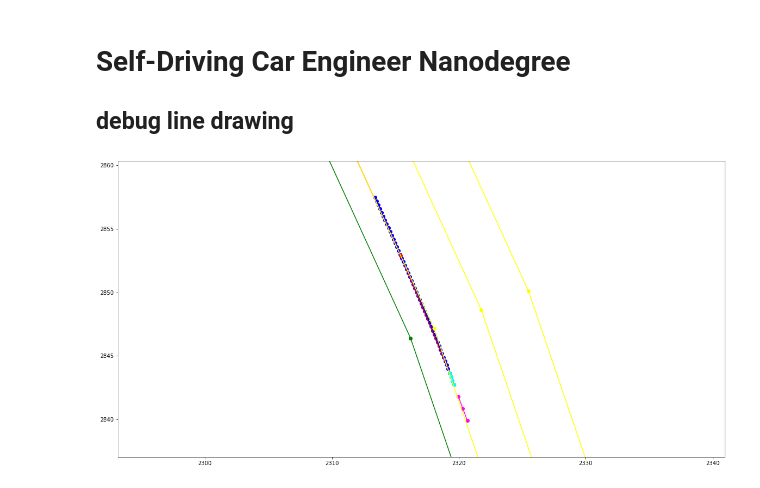
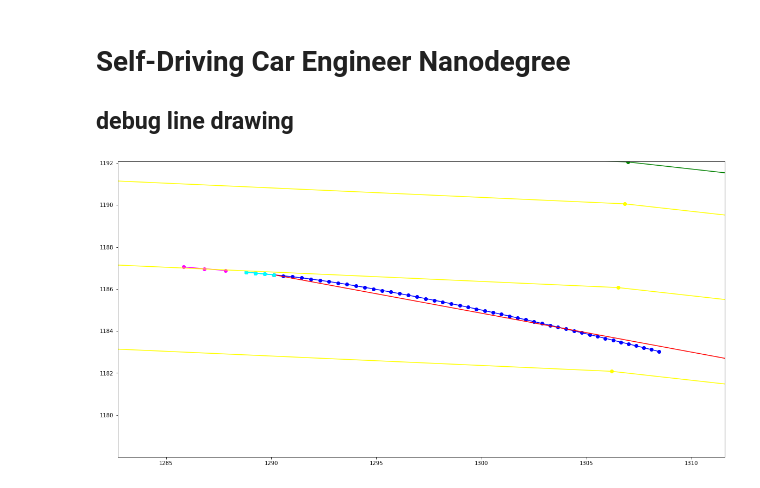
Before and after one commit to Fable3/CarND-Path-Planning-Project, a Jupyter notebook: DrawLines.ipynb, the cells around one changed output. Cells and saved outputs as stored; diff of their text form; code cells hidden in the pictures.

```diff
--- a/DrawLines.ipynb
+++ b/DrawLines.ipynb
@@ -28,29 +28,30 @@ lane2=[[784.3609,1125.5739],[815.1602,1124.9306],[844.6196,1124.9110],[875.0252,
 
-pre_control=[[2320.6643,2839.9346],[2320.3162,2840.8721],[2319.9681,2841.8095]]
-prev_trajectory=[[2319.6200,2842.7470],[2319.5060,2843.0540],[2319.3910,2843.3610],[2319.2750,2843.6670]]
-control_points=[[2319.2750,2843.6670],[2315.4254,2852.8857],[2308.6095,2867.7609],[2300.9533,2882.1933],[2292.5356,2896.2245]]
-result=[[2319.6200,2842.7470],[2319.5060,2843.0540],[2319.3910,2843.3610],[2319.2750,2843.6670],[2319.1580,2843.9726],[2319.0402,2844.2778],[2318.9216,2844.5826],[2318.8021,2844.8871],[2318.6819,2845.1912],[2318.5609,2845.4950],[2318.4392,2845.7985],[2318.3169,2846.1016],[2318.1938,2846.4044],[2318.0701,2846.7069],[2317.9458,2847.0091],[2317.8209,2847.3110],[2317.6955,2847.6126],[2317.5695,2847.9139],[2317.4430,2848.2150],[2317.3161,2848.5159],[2317.1887,2848.8165],[2317.0608,2849.1169],[2316.9326,2849.4170],[2316.8040,2849.7170],[2316.6751,2850.0167],[2316.5458,2850.3163],[2316.4163,2850.6157],[2316.2865,2850.9150],[2316.1564,2851.2140],[2316.0262,2851.5130],[2315.8957,2851.8118],[2315.7651,2852.1105],[2315.6344,2852.4091],[2315.5035,2852.7076],[2315.3726,2853.0060],[2315.2416,2853.3043],[2315.1105,2853.6026],[2314.9794,2853.9007],[2314.8481,2854.1988],[2314.7168,2854.4968],[2314.5853,2854.7947],[2314.4538,2855.0925],[2314.3221,2855.3901],[2314.1903,2855.6877],[2314.0584,2855.9852],[2313.9264,2856.2826],[2313.7942,2856.5799],[2313.6619,2856.8770],[2313.5294,2857.1741],[2313.3967,2857.4710]]
+pre_control=[[1285.8210,1187.0510],[1286.8174,1186.9653],[1287.8137,1186.8797]]
+prev_trajectory=[[1288.8100,1186.7940],[1289.2520,1186.7560],[1289.6950,1186.7160],[1290.1370,1186.6740]]
+control_points=[[1290.1370,1186.6740],[1328.2143,1179.6165],[1350.2982,1177.3648]]
+result=[[1288.8100,1186.7940],[1289.2520,1186.7560],[1289.6950,1186.7160],[1290.1370,1186.6740],[1290.5770,1186.6286],[1291.0151,1186.5797],[1291.4511,1186.5276],[1291.8851,1186.4722],[1292.3171,1186.4137],[1292.7470,1186.3520],[1293.1748,1186.2873],[1293.6005,1186.2197],[1294.0241,1186.1491],[1294.4459,1186.0772],[1294.8658,1186.0041],[1295.2839,1185.9299],[1295.7001,1185.8545],[1296.1144,1185.7780],[1296.5270,1185.7005],[1296.9377,1185.6220],[1297.3466,1185.5427],[1297.7536,1185.4624],[1298.1589,1185.3813],[1298.5623,1185.2994],[1298.9640,1185.2168],[1299.3639,1185.1335],[1299.7619,1185.0495],[1300.1582,1184.9650],[1300.5527,1184.8798],[1300.9455,1184.7942],[1301.3365,1184.7080],[1301.7257,1184.6214],[1302.1132,1184.5344],[1302.4989,1184.4470],[1302.8829,1184.3593],[1303.2652,1184.2713],[1303.6458,1184.1830],[1304.0246,1184.0945],[1304.4018,1184.0058],[1304.7772,1183.9169],[1305.1510,1183.8279],[1305.5231,1183.7389],[1305.8935,1183.6497],[1306.2622,1183.5605],[1306.6292,1183.4713],[1306.9946,1183.3821],[1307.3584,1183.2929],[1307.7205,1183.2038],[1308.0810,1183.1149],[1308.4398,1183.0260]]
+#0648 wp18 v22.04 a-0.08 d6.18
 
 draw(result, 'blue')
 ax = plt.gca()
 xmin, xmax = ax.get_xbound()
 ymin, ymax = ax.get_ybound()
 draw(pre_control, 'magenta')
 draw(prev_trajectory, 'cyan')
 #ax = plt.gca()
 xmin, xmax = ax.get_xbound()
 ymin, ymax = ax.get_ybound()
 draw(control_points, 'red')
 draw(prev_trajectory, 'cyan')
 draw(wpmap, 'green')
 draw(lane0, 'yellow')
 draw(lane1, 'yellow')
 draw(lane2, 'yellow')
 border=2
 plt.axis('equal')
 #.set_aspect('equal', 'datalim')
 ax.set_xbound(xmin-border, xmax+border)
 ax.set_ybound(ymin-border, ymax+border)
 plt.show()
 # %% [output]
-[figure, old version]
+[figure, new version]
```
Also changed, not shown: 1 other file.
